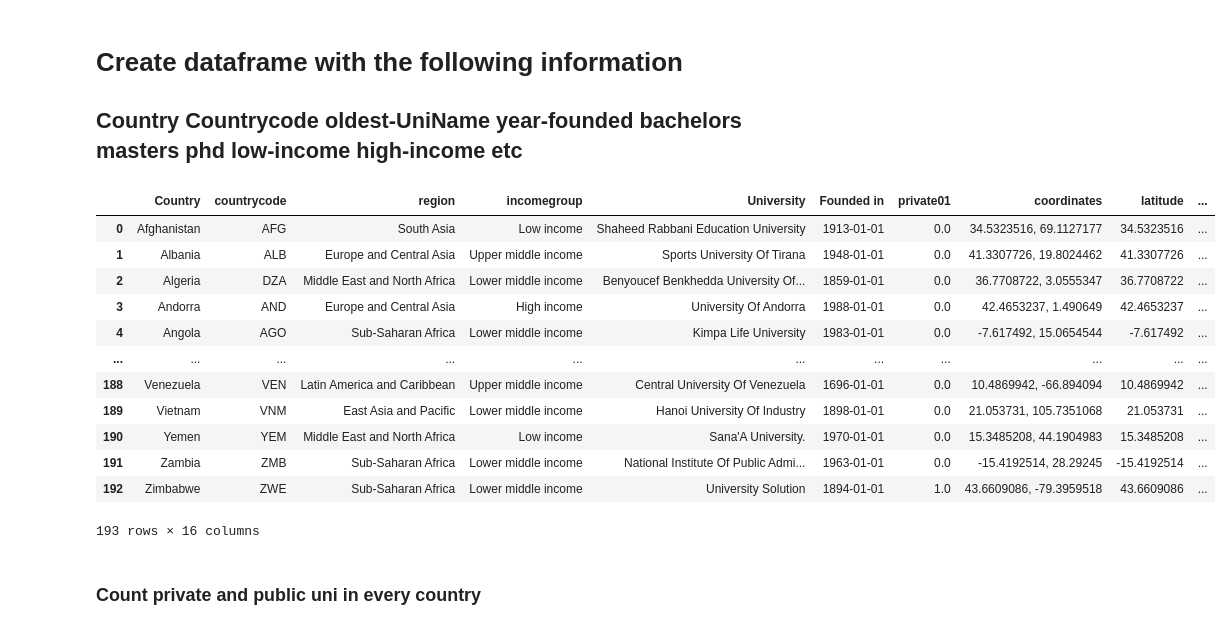
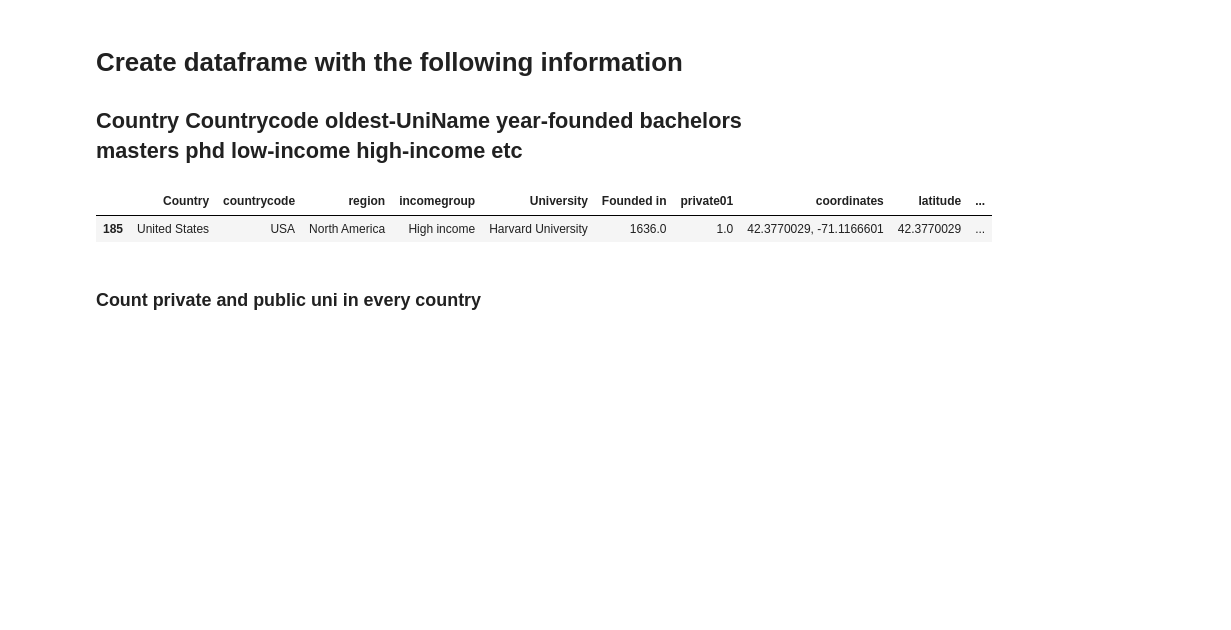
Before and after one commit to hannanmustajab/University-Enrolment-Dashboad-D3.js-, a Jupyter notebook: DV-Preprocessing.ipynb, the cells around one changed output. Saved outputs shown, nothing was run; the diff lists cells and outputs as text; code cells hidden in the pictures; blank space fills up the shorter version.

```diff
--- a/DV-Preprocessing.ipynb
+++ b/DV-Preprocessing.ipynb
@@ -11,8 +11,8 @@ df = pd.read_csv(r'csv/enrollments.csv')
 df['year'] = pd.to_datetime(df['year'], format='%Y')
 df['year'] = df['year'].apply(lambda x: pd.to_datetime(x))
 
-df['foundedyr'] = pd.to_datetime(df['foundedyr'], format='%Y',errors = 'coerce')
-df['foundedyr'] = df['foundedyr'].apply(lambda x: pd.to_datetime(x))
+# df['foundedyr'] = pd.to_datetime(df['foundedyr'], format='%Y',errors = 'coerce')
+# df['foundedyr'] = df['foundedyr'].apply(lambda x: pd.to_datetime(x))
 # %%
 df.head()
 # %% [output]
@@ -373,23 +361,15 @@ dtype: int64
 # %%
 # Find oldest university in each country
 oldest_university = df.sort_values(by='Founded in').groupby('Country').first().reset_index()
 
 # Print the result
 oldest_university
+
+rslt_df = oldest_university.loc[oldest_university['countrycode'] =='USA']
+rslt_df
 # %% [output]
 |  | Country | countrycode | region | incomegroup | University | Founded in | private01 | coordinates | latitude | ... |
-| 0 | Afghanistan | AFG | South Asia | Low income | Shaheed Rabbani Education University | 1913-01-01 | 0.0 | 34.5323516, 69.1127177 | 34.5323516 | ... |
-| 1 | Albania | ALB | Europe and Central Asia | Upper middle income | Sports University Of Tirana | 1948-01-01 | 0.0 | 41.3307726, 19.8024462 | 41.3307726 | ... |
-| 2 | Algeria | DZA | Middle East and North Africa | Lower middle income | Benyoucef Benkhedda University Of... | 1859-01-01 | 0.0 | 36.7708722, 3.0555347 | 36.7708722 | ... |
-| 3 | Andorra | AND | Europe and Central Asia | High income | University Of Andorra | 1988-01-01 | 0.0 | 42.4653237, 1.490649 | 42.4653237 | ... |
-| 4 | Angola | AGO | Sub-Saharan Africa | Lower middle income | Kimpa Life University | 1983-01-01 | 0.0 | -7.617492, 15.0654544 | -7.617492 | ... |
-| ... | ... | ... | ... | ... | ... | ... | ... | ... | ... | ... |
-| 188 | Venezuela | VEN | Latin America and Caribbean | Upper middle income | Central University Of Venezuela | 1696-01-01 | 0.0 | 10.4869942, -66.894094 | 10.4869942 | ... |
-| 189 | Vietnam | VNM | East Asia and Pacific | Lower middle income | Hanoi University Of Industry | 1898-01-01 | 0.0 | 21.053731, 105.7351068 | 21.053731 | ... |
-| 190 | Yemen | YEM | Middle East and North Africa | Low income | Sana'A University. | 1970-01-01 | 0.0 | 15.3485208, 44.1904983 | 15.3485208 | ... |
-| 191 | Zambia | ZMB | Sub-Saharan Africa | Lower middle income | National Institute Of Public Admi... | 1963-01-01 | 0.0 | -15.4192514, 28.29245 | -15.4192514 | ... |
-| 192 | Zimbabwe | ZWE | Sub-Saharan Africa | Lower middle income | University Solution | 1894-01-01 | 1.0 | 43.6609086, -79.3959518 | 43.6609086 | ... |
+| 185 | United States | USA | North America | High income | Harvard University | 1636.0 | 1.0 | 42.3770029, -71.1166601 | 42.3770029 | ... |
-193 rows × 16 columns
 # %% [markdown]
 ### Count private and public uni in every country
 # %%
```
Also changed, not shown: parts of 11 cells of this notebook, 7 other files.
